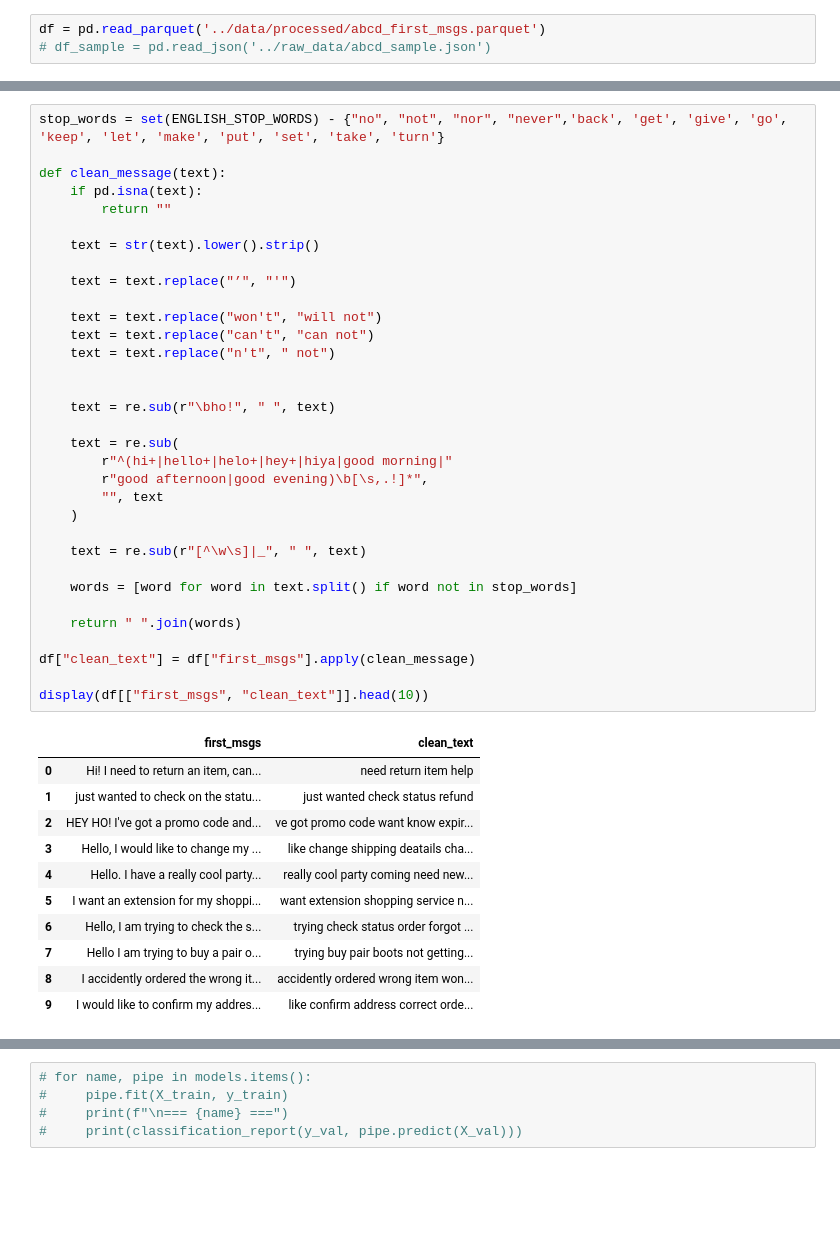
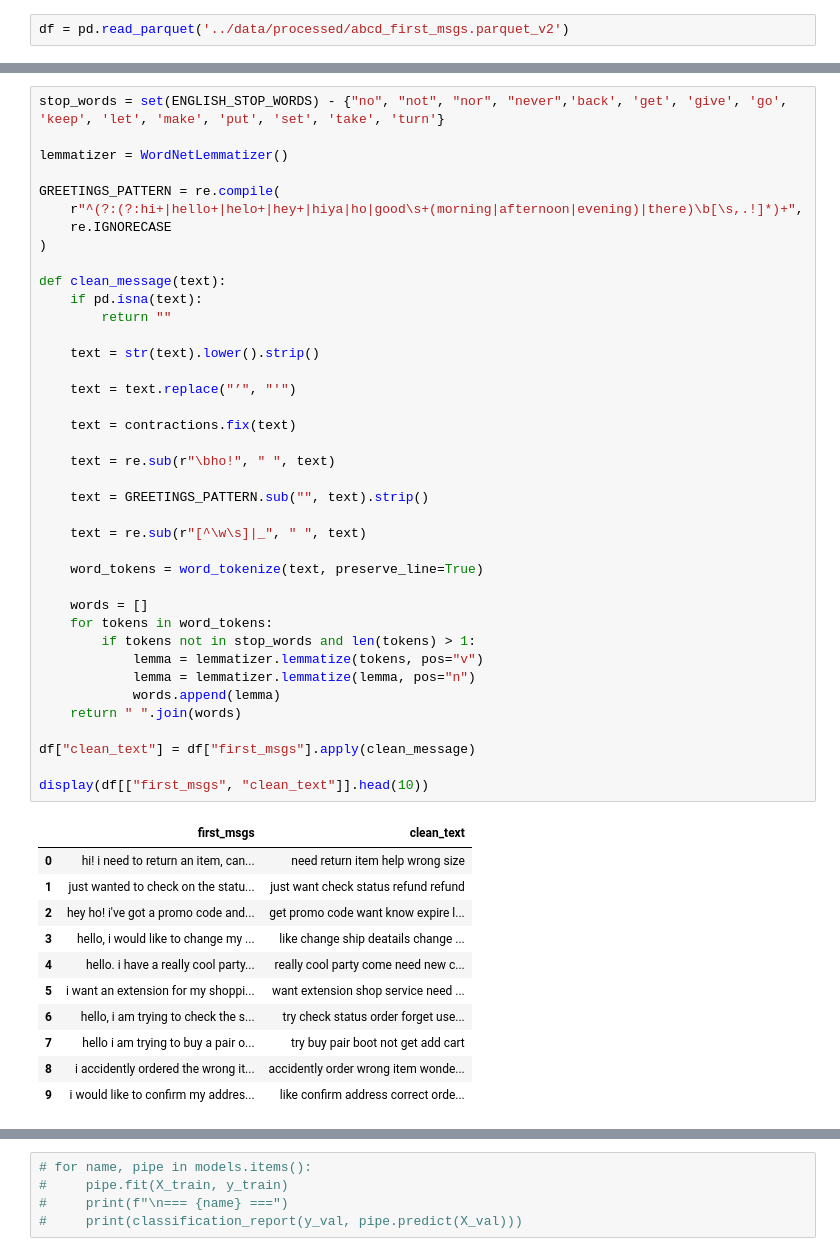
Before and after one commit to MUlbing/ClaimLens, a Jupyter notebook: notebooks/glofinn_notebook.ipynb, the cells around one changed output, grey strips where cells are left out. Drawn from its saved outputs; the diff is of its cells as text; blank space fills up the shorter version.

```diff
--- a/notebooks/glofinn_notebook.ipynb
+++ b/notebooks/glofinn_notebook.ipynb
@@ -12,6 +15,5 @@ from sklearn.metrics import precision_score, recall_score, f1_score, accuracy_sc
 # %%
-df = pd.read_parquet('../data/processed/abcd_first_msgs.parquet')
-# df_sample = pd.read_json('../raw_data/abcd_sample.json')
+df = pd.read_parquet('../data/processed/abcd_first_msgs.parquet_v2')
 # %%
 df
 # %% [output]
@@ -30,49 +32,55 @@ df
 10042 rows × 8 columns
 # %%
 stop_words = set(ENGLISH_STOP_WORDS) - {"no", "not", "nor", "never",'back', 'get', 'give', 'go', 'keep', 'let', 'make', 'put', 'set', 'take', 'turn'}
+
+lemmatizer = WordNetLemmatizer()
+
+GREETINGS_PATTERN = re.compile(
+    r"^(?:(?:hi+|hello+|helo+|hey+|hiya|ho|good\s+(morning|afternoon|evening)|there)\b[\s,.!]*)+",
+    re.IGNORECASE
+)
 
 def clean_message(text):
     if pd.isna(text):
         return ""
 
     text = str(text).lower().strip()
 
     text = text.replace("’", "'")
 
-    text = text.replace("won't", "will not")
-    text = text.replace("can't", "can not")
-    text = text.replace("n't", " not")
-
+    text = contractions.fix(text)
 
     text = re.sub(r"\bho!", " ", text)
 
-    text = re.sub(
-        r"^(hi+|hello+|helo+|hey+|hiya|good morning|"
-        r"good afternoon|good evening)\b[\s,.!]*",
-        "", text
-    )
+    text = GREETINGS_PATTERN.sub("", text).strip()
 
     text = re.sub(r"[^\w\s]|_", " ", text)
 
-    words = [word for word in text.split() if word not in stop_words]
+    word_tokens = word_tokenize(text, preserve_line=True)
 
+    words = []
+    for tokens in word_tokens:
+        if tokens not in stop_words and len(tokens) > 1:
+            lemma = lemmatizer.lemmatize(tokens, pos="v")
+            lemma = lemmatizer.lemmatize(lemma, pos="n")
+            words.append(lemma)
     return " ".join(words)
 
 df["clean_text"] = df["first_msgs"].apply(clean_message)
 
 display(df[["first_msgs", "clean_text"]].head(10))
 # %% [output]
 |  | first_msgs | clean_text |
-| 0 | Hi! I need to return an item, can... | need return item help |
-| 1 | just wanted to check on the statu... | just wanted check status refund |
-| 2 | HEY HO! I've got a promo code and... | ve got promo code want know expir... |
-| 3 | Hello, I would like to change my ... | like change shipping deatails cha... |
-| 4 | Hello. I have a really cool party... | really cool party coming need new... |
-| 5 | I want an extension for my shoppi... | want extension shopping service n... |
-| 6 | Hello, I am trying to check the s... | trying check status order forgot ... |
-| 7 | Hello I am trying to buy a pair o... | trying buy pair boots not getting... |
-| 8 | I accidently ordered the wrong it... | accidently ordered wrong item won... |
-| 9 | I would like to confirm my addres... | like confirm address correct orde... |
+| 0 | hi! i need to return an item, can... | need return item help wrong size |
+| 1 | just wanted to check on the statu... | just want check status refund refund |
+| 2 | hey ho! i've got a promo code and... | get promo code want know expire l... |
+| 3 | hello, i would like to change my ... | like change ship deatails change ... |
+| 4 | hello. i have a really cool party... | really cool party come need new c... |
+| 5 | i want an extension for my shoppi... | want extension shop service need ... |
+| 6 | hello, i am trying to check the s... | try check status order forget use... |
+| 7 | hello i am trying to buy a pair o... | try buy pair boot not get add cart |
+| 8 | i accidently ordered the wrong it... | accidently order wrong item wonde... |
+| 9 | i would like to confirm my addres... | like confirm address correct orde... |
 # %%
 df
 # %% [output]
```
Also changed, not shown: parts of 20 cells of this notebook, 3 other files.
